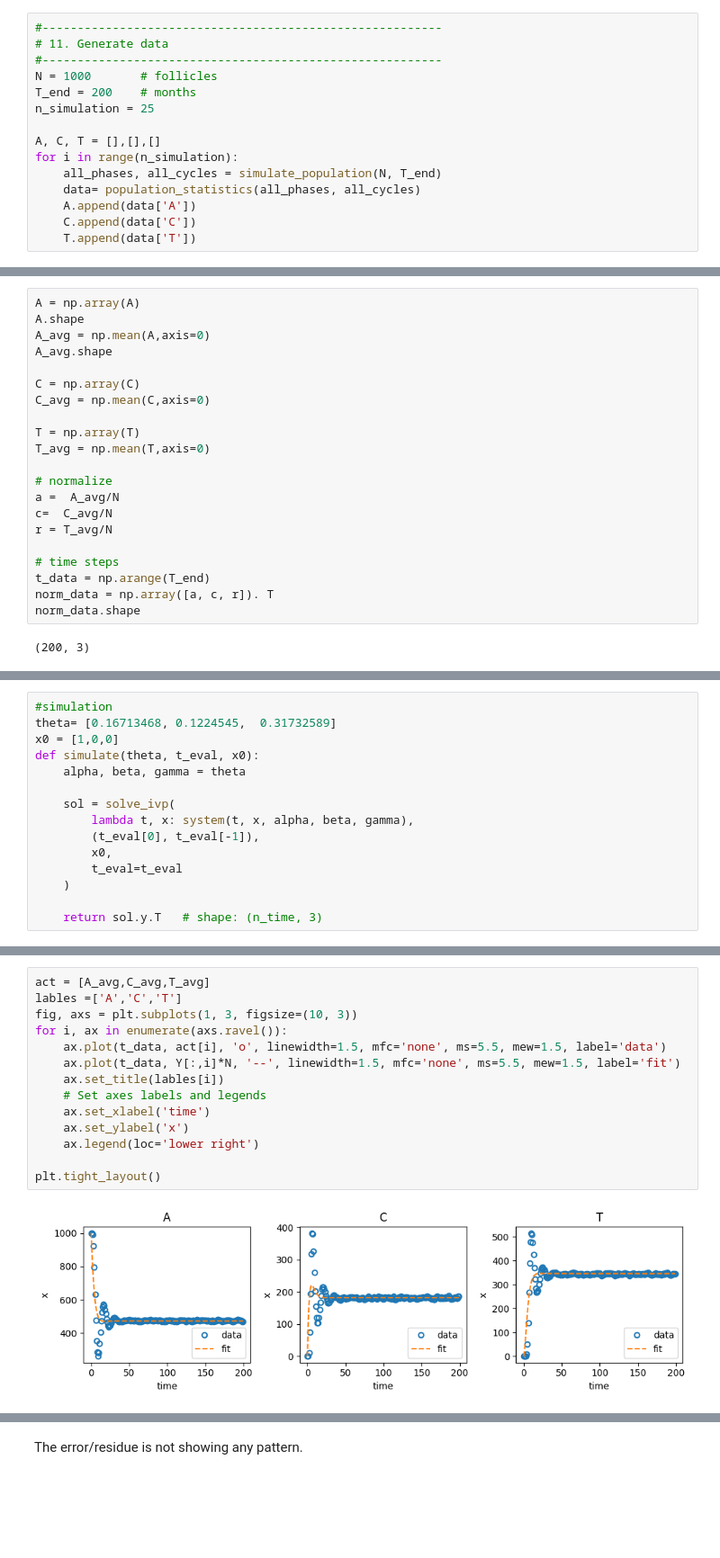
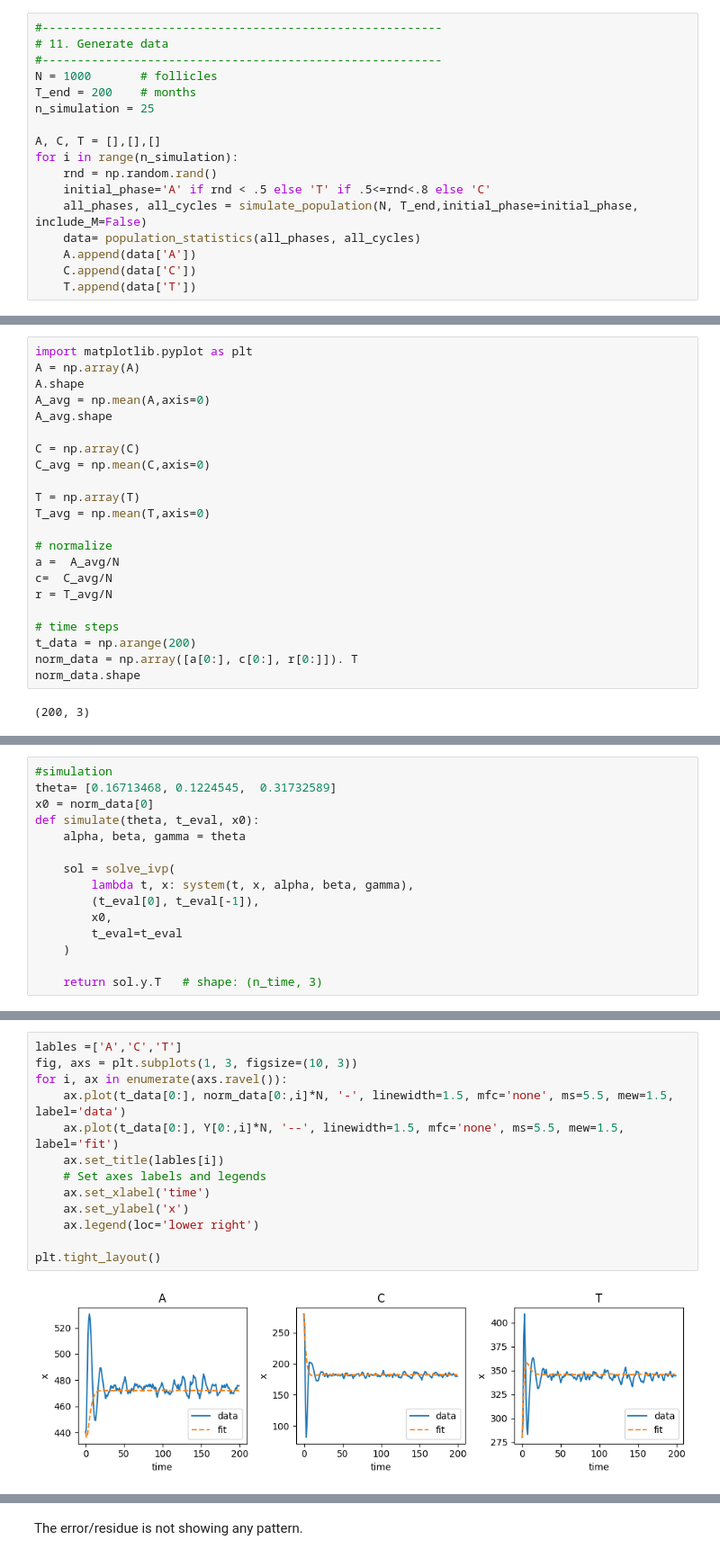
Before and after one commit to yasfaw/MM-project-II, a Jupyter notebook: hair_cycle_modeling.ipynb, the cells around one changed output, grey strips where cells are left out. Shown at 90% size. Cells and saved outputs as stored; diff of their text form; blank space fills up the shorter version.

```diff
--- a/hair_cycle_modeling.ipynb
+++ b/hair_cycle_modeling.ipynb
@@ -305,7 +286,9 @@ n_simulation = 25
 
 A, C, T = [],[],[]
 for i in range(n_simulation):
-    all_phases, all_cycles = simulate_population(N, T_end)
+    rnd = np.random.rand()
+    initial_phase='A' if rnd < .5 else 'T' if .5<=rnd<.8 else 'C'
+    all_phases, all_cycles = simulate_population(N, T_end,initial_phase=initial_phase, include_M=False)
     data= population_statistics(all_phases, all_cycles)
     A.append(data['A'])
     C.append(data['C'])
@@ -396,6 +356,7 @@ def residuals(theta, t_eval, data, x0):
     pred = simulate(theta, t_eval, x0)
     return (data - pred).ravel()
 # %%
+import matplotlib.pyplot as plt
 A = np.array(A)
 A.shape
 A_avg = np.mean(A,axis=0)
@@ -413,8 +374,8 @@ c=  C_avg/N
 r = T_avg/N
 
 # time steps
-t_data = np.arange(T_end)
-norm_data = np.array([a, c, r]). T
+t_data = np.arange(200)
+norm_data = np.array([a[0:], c[0:], r[0:]]). T
 norm_data.shape
 # %% [output]
 (200, 3)
@@ -438,7 +406,7 @@ print(result.x)
 # %%
 #simulation
 theta= [0.16713468, 0.1224545,  0.31732589]
-x0 = [1,0,0]
+x0 = norm_data[0]
 def simulate(theta, t_eval, x0):
     alpha, beta, gamma = theta
 
@@ -460,19 +428,18 @@ plt.grid()
 # %%
-act = [A_avg,C_avg,T_avg]
 lables =['A','C','T']
 fig, axs = plt.subplots(1, 3, figsize=(10, 3))
 for i, ax in enumerate(axs.ravel()):
-    ax.plot(t_data, act[i], 'o', linewidth=1.5, mfc='none', ms=5.5, mew=1.5, label='data')
-    ax.plot(t_data, Y[:,i]*N, '--', linewidth=1.5, mfc='none', ms=5.5, mew=1.5, label='fit')
+    ax.plot(t_data[0:], norm_data[0:,i]*N, '-', linewidth=1.5, mfc='none', ms=5.5, mew=1.5, label='data')
+    ax.plot(t_data[0:], Y[0:,i]*N, '--', linewidth=1.5, mfc='none', ms=5.5, mew=1.5, label='fit')
     ax.set_title(lables[i])
     # Set axes labels and legends
     ax.set_xlabel('time')
     ax.set_ylabel('x')
     ax.legend(loc='lower right')
 
 plt.tight_layout()
 # %% [output]
-[figure, old version]
+[figure, new version]
 # %%
 # residue scatter plot
 import matplotlib.pyplot as plt
```
Also changed, not shown: parts of 32 cells of this notebook, 1 other file.
